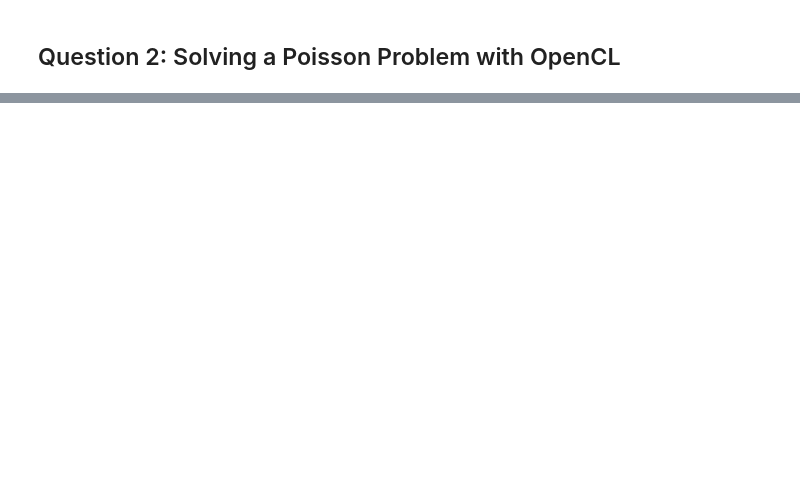
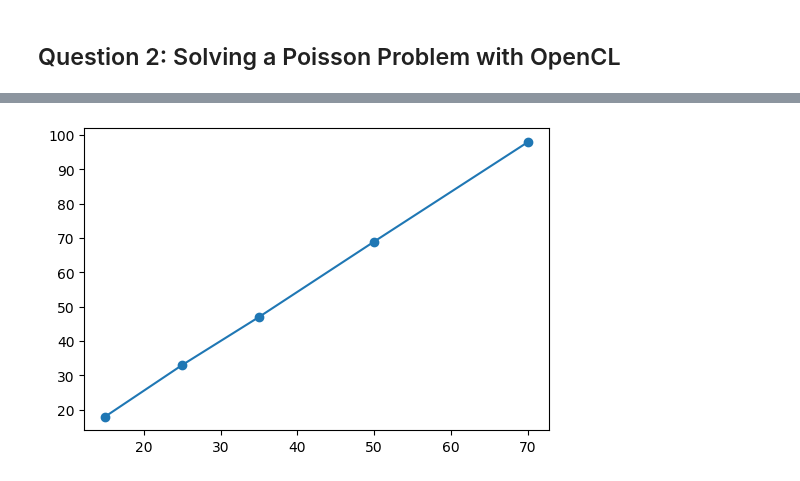
Before and after one commit to sheeshee/High-Performance-Computing-Coursework, a Jupyter notebook: Assignment 2/Assignment 2 Submission.ipynb, the cells around one changed output, grey strips where cells are left out. Cells and saved outputs as stored; diff of their text form; code cells hidden in the pictures; blank space fills up the shorter version.

```diff
--- a/Assignment 2/Assignment 2 Submission.ipynb
+++ b/Assignment 2/Assignment 2 Submission.ipynb
@@ -34,6 +48,9 @@ Key Points:
 #### Approach:
 The matvec is a series of additions and multiplications that must be done multiple times for different data elements. To optimise performance, we parallelise each row/vector-element operation, and within each of these we use SIMD features to maximise execution speed.
 # %%
+# Here we generate a random sparse matrix in the CSR format
+# and save it as three distinct objects (index pointers,
+# indicies and data)
 def generate_sparse_matrix(rows, columns, density=0.3):
     """
     Generate a random sparse matrix of shape (rows x columns)
@@ -45,9 +62,13 @@ def generate_sparse_matrix(rows, columns, density=0.3):
     return (sparse_matrix.indptr, sparse_matrix.indices,
             sparse_matrix.data), sparse_matrix.A
 
-rows = 10000
-columns = 10000
-(sparse_matrix), A_copy = generate_sparse_matrix(rows, columns, 0.5)
+# Set size of the matrix
+N = 100
+rows = N
+columns = N
+# Execute matrix generation and aquire it in
+# both sparse and dense format (for testing)
+(A_sparse_matrix), A_copy = generate_sparse_matrix(rows, columns)
 # %%
 def bytesize(N, dtype_str):
     """
@@ -345,0 +424,8 @@ def initialise_Poisson_kernel(A_matrix):
+# %%
+iter_count = [iterates[-1] for iterates in iterations]
+plt.plot(N_list, iter_count, '-o')
+fig = plt.gcf()
+fig.set_dpi(100)
+plt.show()
+# %% [output]
+[figure, added]
```
Also changed, not shown: parts of 14 cells of this notebook.
